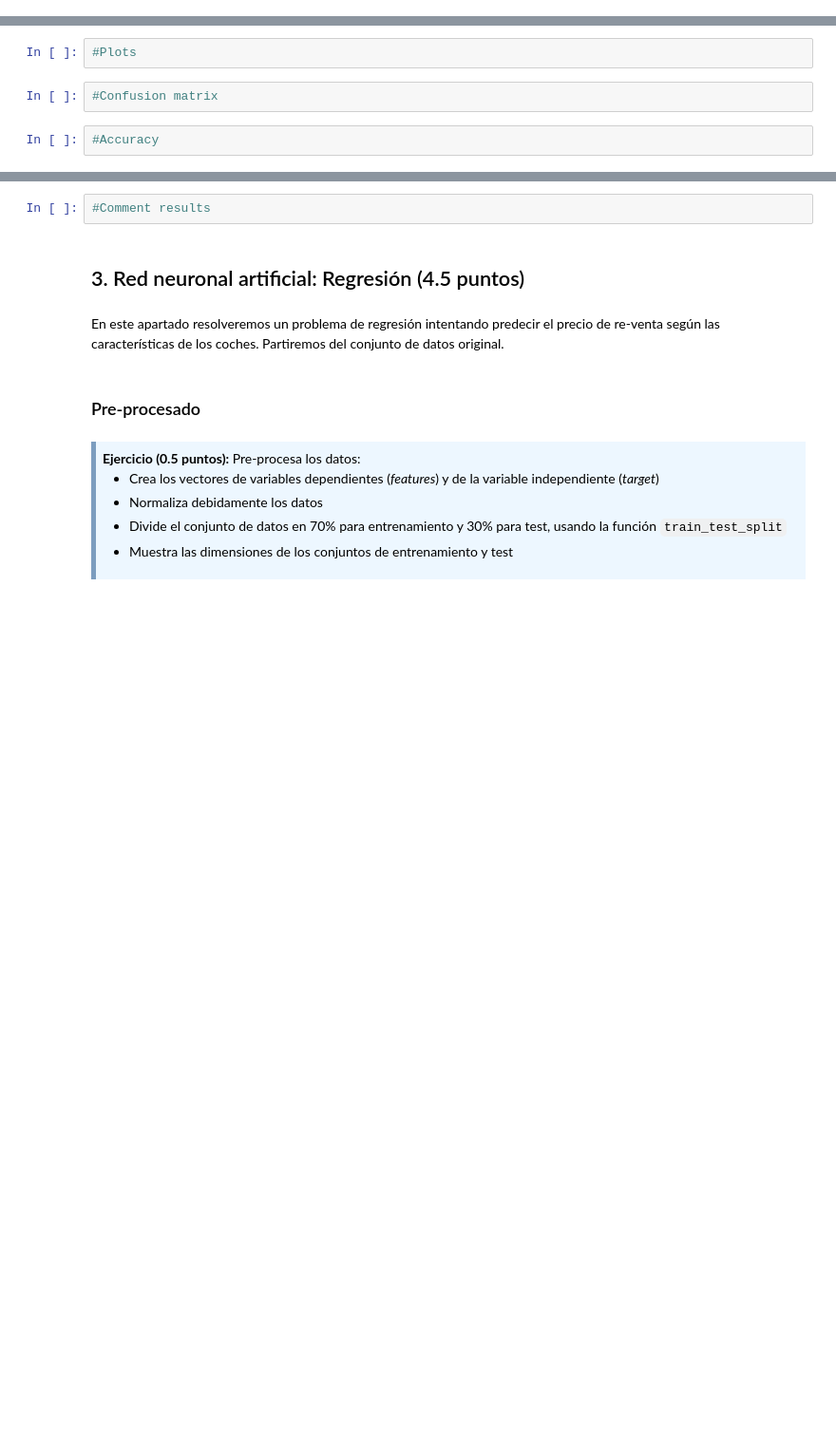
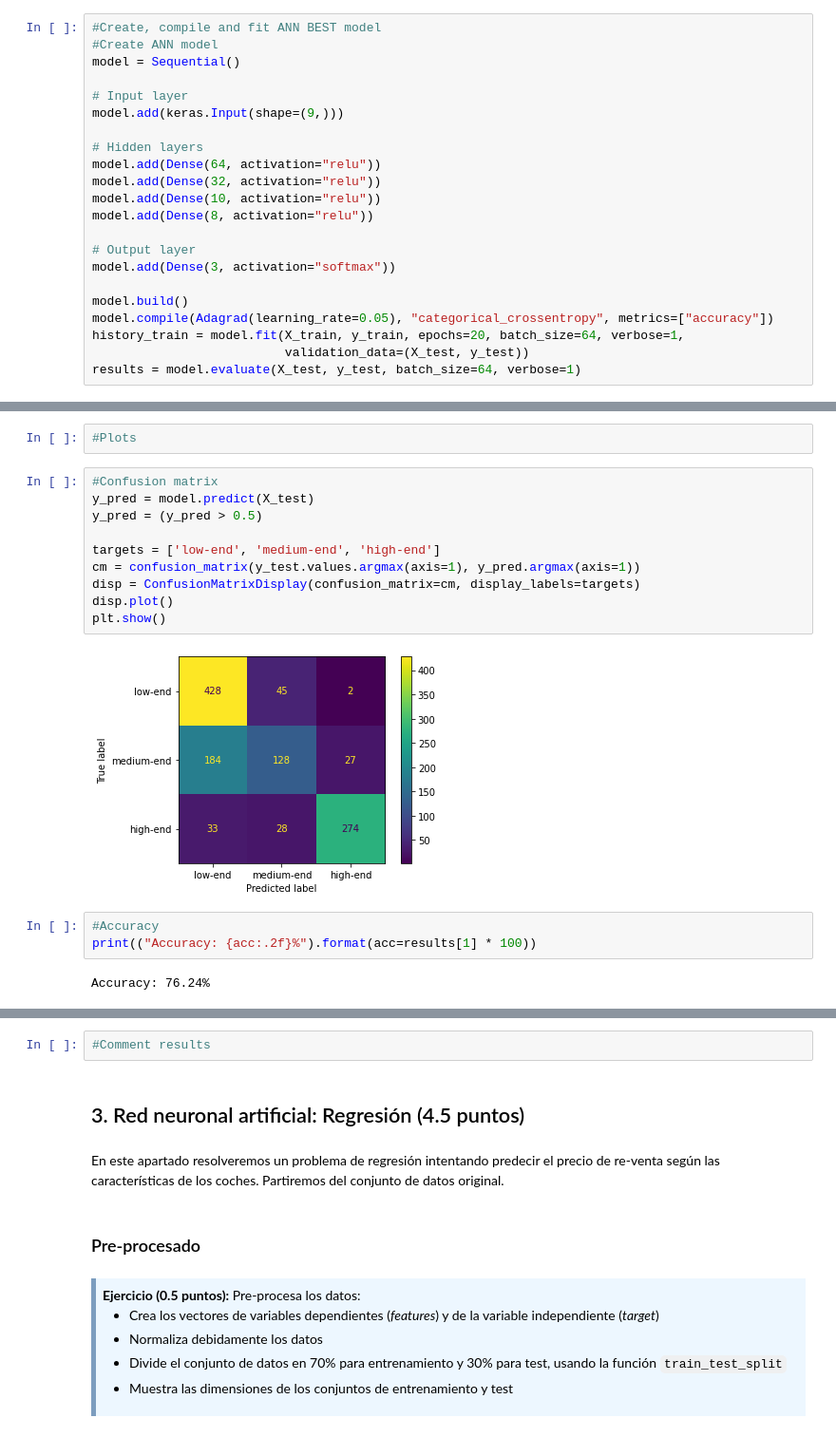
Before and after one commit to mtablado/uoc2022_deeplearning_pec1, a Jupyter notebook: 20212_M2_875_PEC1_Enunciado.ipynb, the cells around one changed output, grey strips where cells are left out. Shown: that part at 95% size. Cells and saved outputs as stored; diff of their text form; blank space fills up the shorter version.

```diff
--- a/20212_M2_875_PEC1_Enunciado.ipynb
+++ b/20212_M2_875_PEC1_Enunciado.ipynb
@@ -567,0 +579,22 @@ SyntaxError: ignored
+# %%
+#Create, compile and fit ANN BEST model
+#Create ANN model
+model = Sequential()
+
+# Input layer
+model.add(keras.Input(shape=(9,)))
+
+# Hidden layers
+model.add(Dense(64, activation="relu"))
+model.add(Dense(32, activation="relu"))
+model.add(Dense(10, activation="relu"))
+model.add(Dense(8, activation="relu"))
+
+# Output layer
+model.add(Dense(3, activation="softmax"))
+
+model.build()
+model.compile(Adagrad(learning_rate=0.05), "categorical_crossentropy", metrics=["accuracy"])
+history_train = model.fit(X_train, y_train, epochs=20, batch_size=64, verbose=1,
+                          validation_data=(X_test, y_test))
+results = model.evaluate(X_test, y_test, batch_size=64, verbose=1)
@@ -568,8 +619,21 @@ SyntaxError: ignored
 # %%
 #Plots
-# %%
-#Confusion matrix
-# %%
-#Accuracy
+# %%
+#Confusion matrix
+y_pred = model.predict(X_test)
+y_pred = (y_pred > 0.5)
+
+targets = ['low-end', 'medium-end', 'high-end']
+cm = confusion_matrix(y_test.values.argmax(axis=1), y_pred.argmax(axis=1))
+disp = ConfusionMatrixDisplay(confusion_matrix=cm, display_labels=targets)
+disp.plot()
+plt.show()
+# %% [output]
+[figure, added]
+# %%
+#Accuracy
+print(("Accuracy: {acc:.2f}%").format(acc=results[1] * 100))
+# %% [output]
+Accuracy: 76.24%
 # %%
 #Precision, Recall and F1-score for each label
```
Also changed, not shown: parts of 11 cells of this notebook.
